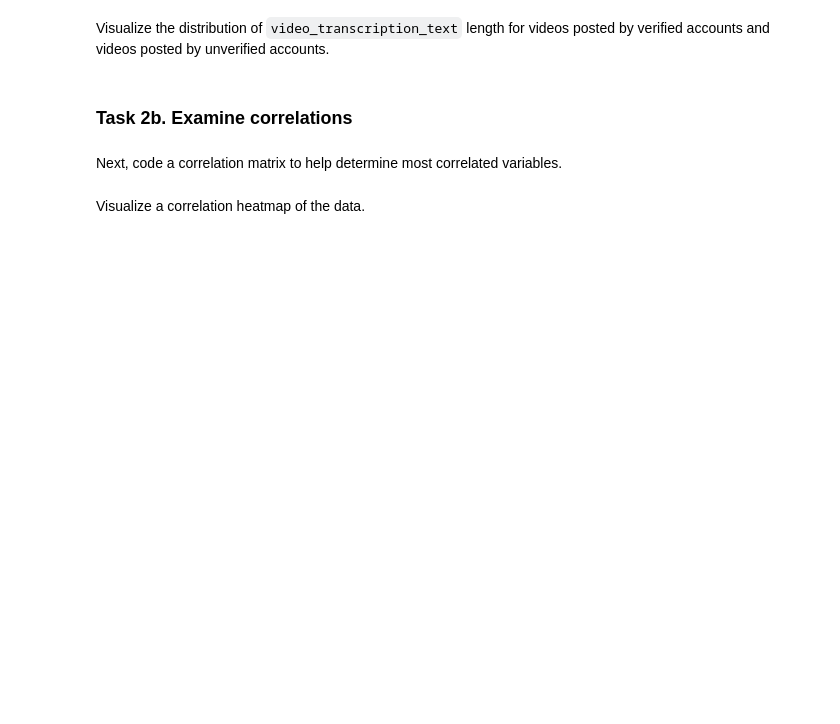
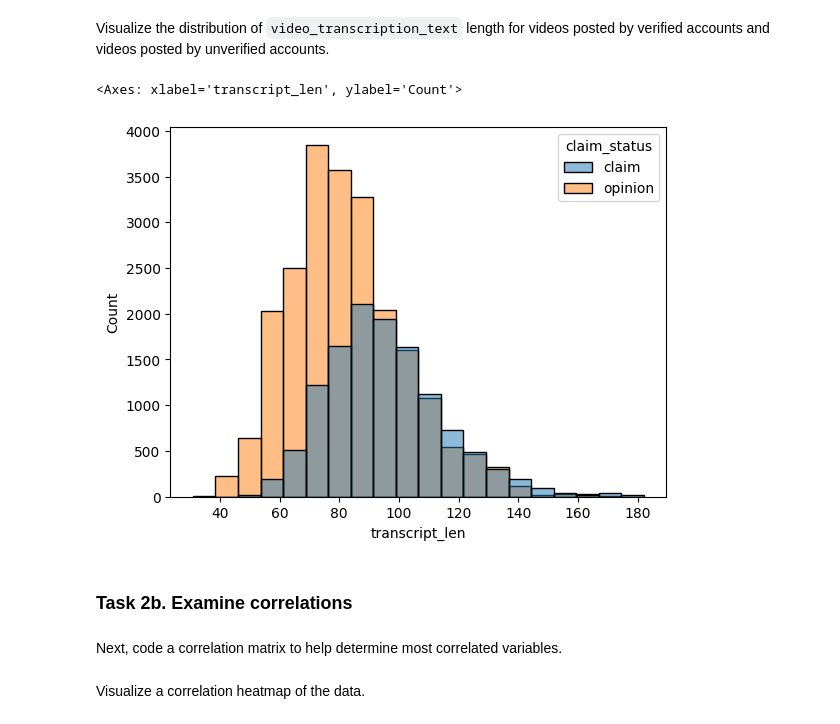
Before and after one commit to SubtlePeon/gada, a Jupyter notebook: Activity_Course 5 TikTok project lab.ipynb, the cells around one changed output. Saved outputs shown, nothing was run; the diff lists cells and outputs as text; code cells hidden in the pictures; blank space fills up the shorter version.

```diff
--- a/Activity_Course 5 TikTok project lab.ipynb
+++ b/Activity_Course 5 TikTok project lab.ipynb
@@ -317,6 +334,7 @@ Extract the length of each `video_transcription_text` and add this as a column t
 # %%
 # Extract the length of each `video_transcription_text` and add this as a column to the dataframe
 ### YOUR CODE HERE ###
+data_resampled["transcript_len"] = data_resampled["video_transcription_text"].str.len()
 # %%
 # Display first few rows of dataframe after adding new column
 ### YOUR CODE HERE ###
@@ -325,7 +351,11 @@ Visualize the distribution of `video_transcription_text` length for videos poste
 # %%
 # Visualize the distribution of `video_transcription_text` length for videos posted by verified accounts and videos posted by unverified accounts
 # Create two histograms in one plot
 ### YOUR CODE HERE ###
+sns.histplot(x = data_resampled["transcript_len"], hue = data_resampled["claim_status"], bins = 20)
+# %% [output]
+<Axes: xlabel='transcript_len', ylabel='Count'>
+[figure, added]
 # %% [markdown]
 ### **Task 2b. Examine correlations**
 # %% [markdown]
```
Also changed, not shown: parts of 46 cells of this notebook, 1 other file.
